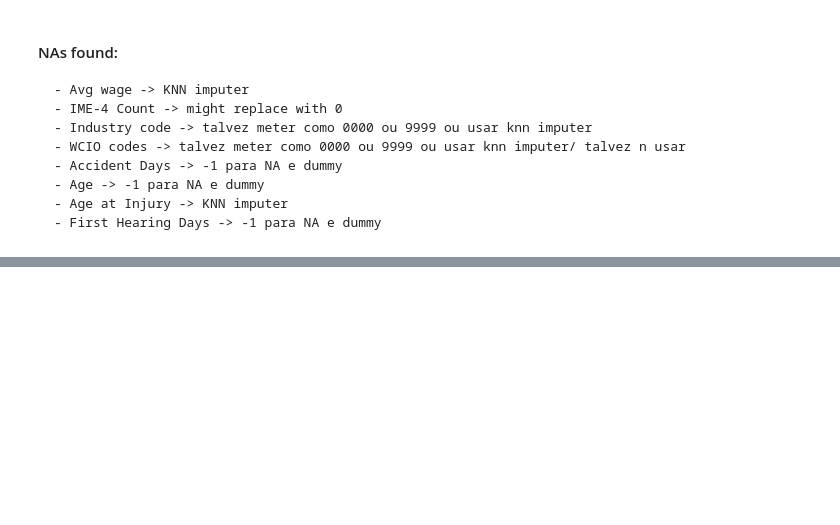
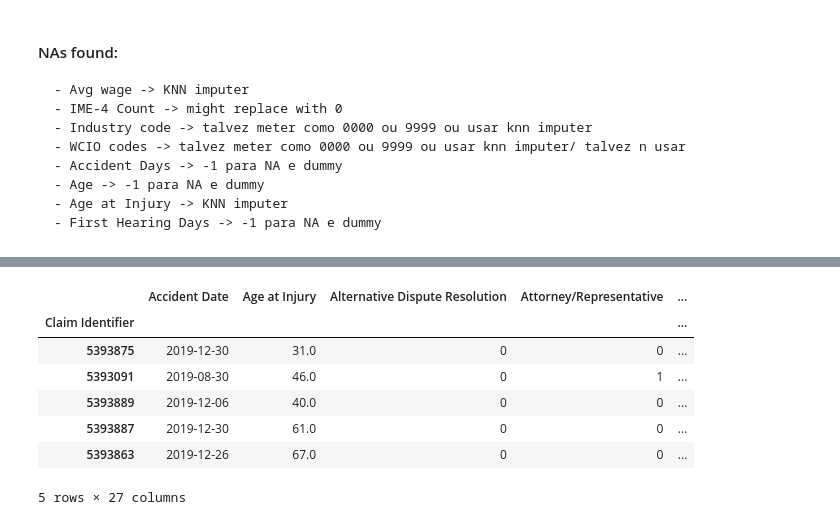
Before and after one commit to killerkiemklan/To-Grant-or-not_ML, a Jupyter notebook: 01_EDA.ipynb, the cells around one changed output, grey strips where cells are left out. Cells and saved outputs as stored; diff of their text form; code cells hidden in the pictures; blank space fills up the shorter version.

```diff
--- a/01_EDA.ipynb
+++ b/01_EDA.ipynb
@@ -441,9 +442,9 @@ features_to_dummy = ['First Hearing Date', 'C-2 Date', 'C-3 Date',"Birth Year","
 gen_dummy(train_df,features_to_dummy)
 # %%
-features_to_days = ["Accident Date", "Assembly Date", "First Hearing Date", "Birth Year"]
-date_to_number(train_df, features_to_days)
+features_to_days = ["Assembly Date","First Hearing Date"]
+date_past_accident(train_df, features_to_days)
 # %%
-features_to_drop = features_to_metadata + features_to_days + ["C-2 Date", "C-3 Date"]
+features_to_drop = features_to_metadata + features_to_days + ["C-2 Date", "C-3 Date","OIICS Nature of Injury Description"]
 for feature in features_to_drop:
     try:
         train_df = train_df.drop(feature, axis = 1)
@@ -456,13 +463,9 @@ WCIO Cause of Injury Description no longer in train_df
 # %%
-train_df["Age at Injury"].fillna(-1,inplace=True)
-train_df["Age"].fillna(-1,inplace=True)
-train_df["First Hearing Days"].fillna(-1,inplace=True)
-train_df["Accident Days"].fillna(-1,inplace=True)
-train_df["IME-4 Count"].fillna(0,inplace=True)
-
+#train_df["IME-4 Count"].fillna(0,inplace=True)
 train_df["WCIO Cause of Injury Code"].fillna(0,inplace=True)
 train_df["WCIO Nature of Injury Code"].fillna(0,inplace=True)
 train_df["WCIO Part Of Body Code"].fillna(0,inplace=True)
+train_df["Zip Code"].fillna(0,inplace=True)
 # %%
 missing_percentage = train_df.isna().sum() / len(train_df) * 100
 for col, percent in missing_percentage.items():
@@ -475,5 +499,5 @@ Zip Code: 4.99% missing values
 # %%
-train_df.drop(["Average Weekly Wage", "Industry Code", "Zip Code"],axis=1,inplace=True)
+train_df.drop(["Average Weekly Wage", "Industry Code", "IME-4 Count","FirstHearing Years past Accident"],axis=1,inplace=True)
 # %%
 train_df.to_csv("./data/train_data_after_EDA.csv")
 # %%
@@ -512,0 +532,11 @@ for col, percent in missing_percentage.items():
+# %%
+train_df.head()
+# %% [output]
+|  | Accident Date | Age at Injury | Alternative Dispute Resolution | Attorney/Representative | ... |
+| Claim Identifier |  |  |  |  | ... |
+| 5393875 | 2019-12-30 | 31.0 | 0 | 0 | ... |
+| 5393091 | 2019-08-30 | 46.0 | 0 | 1 | ... |
+| 5393889 | 2019-12-06 | 40.0 | 0 | 0 | ... |
+| 5393887 | 2019-12-30 | 61.0 | 0 | 0 | ... |
+| 5393863 | 2019-12-26 | 67.0 | 0 | 0 | ... |
+5 rows × 27 columns
```
Also changed, not shown: parts of 35 cells of this notebook, 6 other files.
